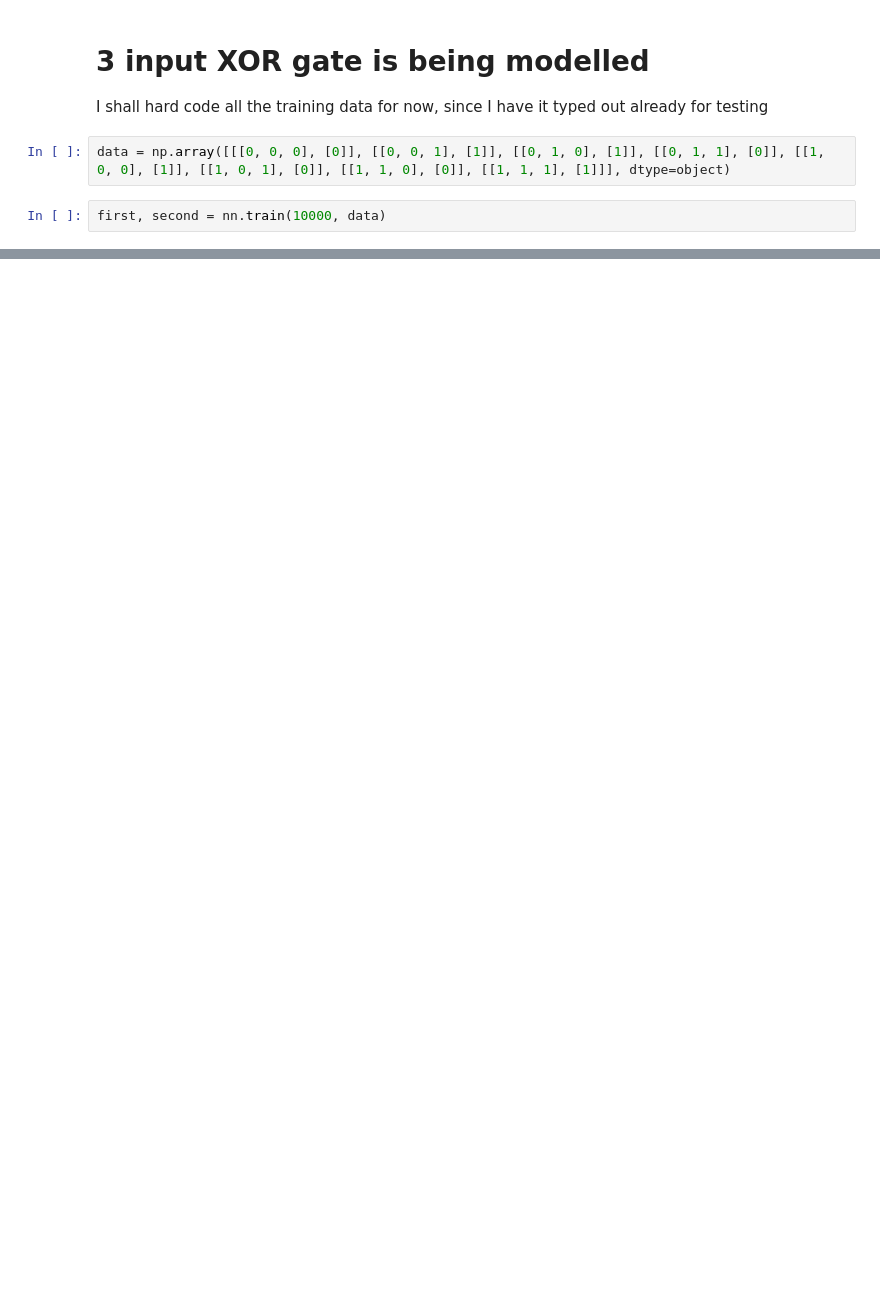
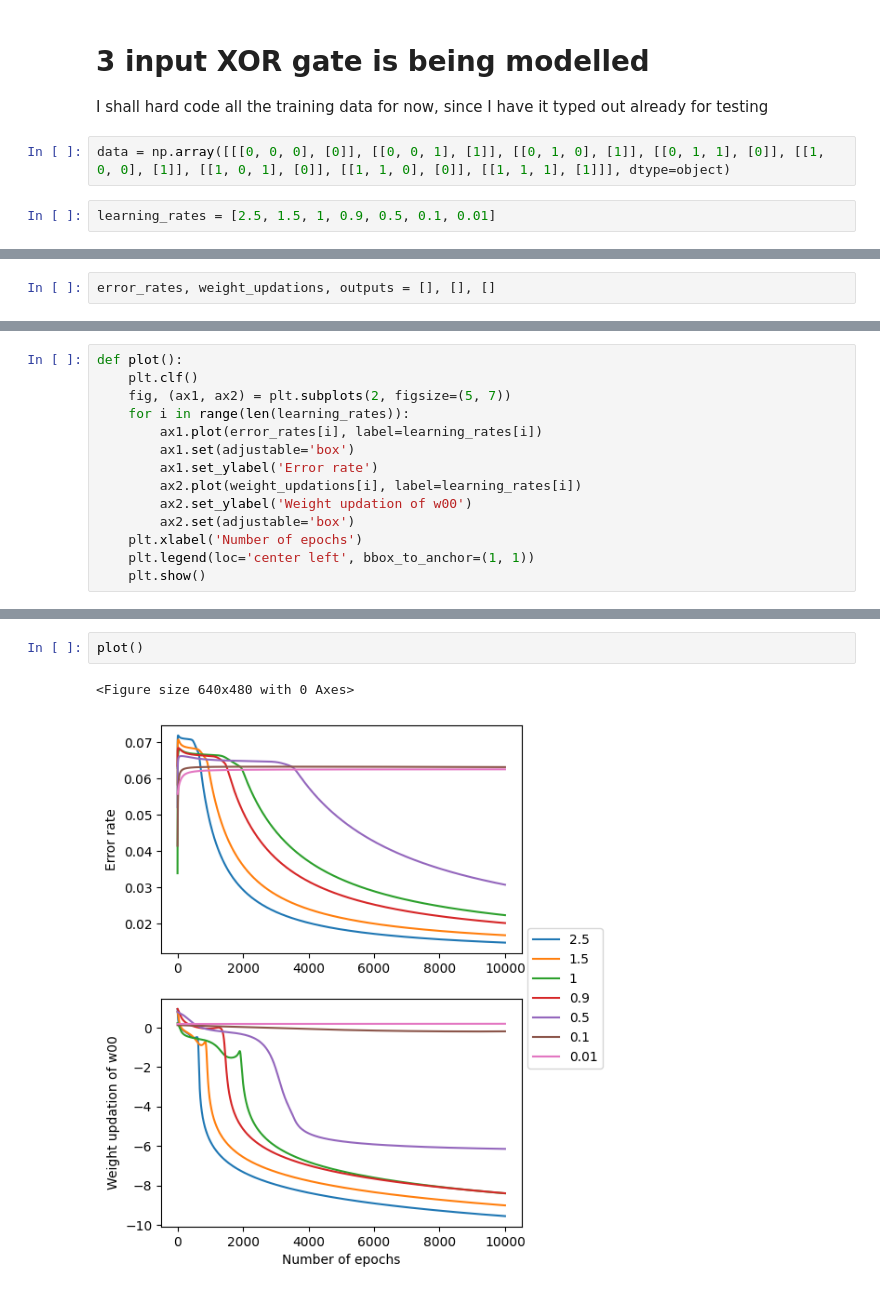
Before and after one commit to VenkataRamanaRao5/MLLab, a Jupyter notebook: week5/back_propagation.ipynb, the cells around one changed output, grey strips where cells are left out. Drawn from its saved outputs; the diff is of its cells as text; blank space fills up the shorter version.

```diff
--- a/week5/back_propagation.ipynb
+++ b/week5/back_propagation.ipynb
@@ -115,4 +120,4 @@ I shall hard code all the training data for now, since I have it typed out alrea
 # %%
 data = np.array([[[0, 0, 0], [0]], [[0, 0, 1], [1]], [[0, 1, 0], [1]], [[0, 1, 1], [0]], [[1, 0, 0], [1]], [[1, 0, 1], [0]], [[1, 1, 0], [0]], [[1, 1, 1], [1]]], dtype=object)
 # %%
-first, second = nn.train(10000, data)
+learning_rates = [2.5, 1.5, 1, 0.9, 0.5, 0.1, 0.01]
@@ -131,0 +124,2 @@ Error = 4.319666687541849e-08
+# %%
+error_rates, weight_updations, outputs = [], [], []
@@ -131,0 +137,14 @@ Error = 4.319666687541849e-08
+# %%
+def plot():
+    plt.clf()
+    fig, (ax1, ax2) = plt.subplots(2, figsize=(5, 7))
+    for i in range(len(learning_rates)):
+        ax1.plot(error_rates[i], label=learning_rates[i])
+        ax1.set(adjustable='box')
+        ax1.set_ylabel('Error rate')
+        ax2.plot(weight_updations[i], label=learning_rates[i])
+        ax2.set_ylabel('Weight updation of w00')
+        ax2.set(adjustable='box')
+    plt.xlabel('Number of epochs')
+    plt.legend(loc='center left', bbox_to_anchor=(1, 1))
+    plt.show()
@@ -131,0 +171,5 @@ Error = 4.319666687541849e-08
+# %%
+plot()
+# %% [output]
+<Figure size 640x480 with 0 Axes>
+[figure, added]
```
Also changed, not shown: parts of 25 cells of this notebook.
